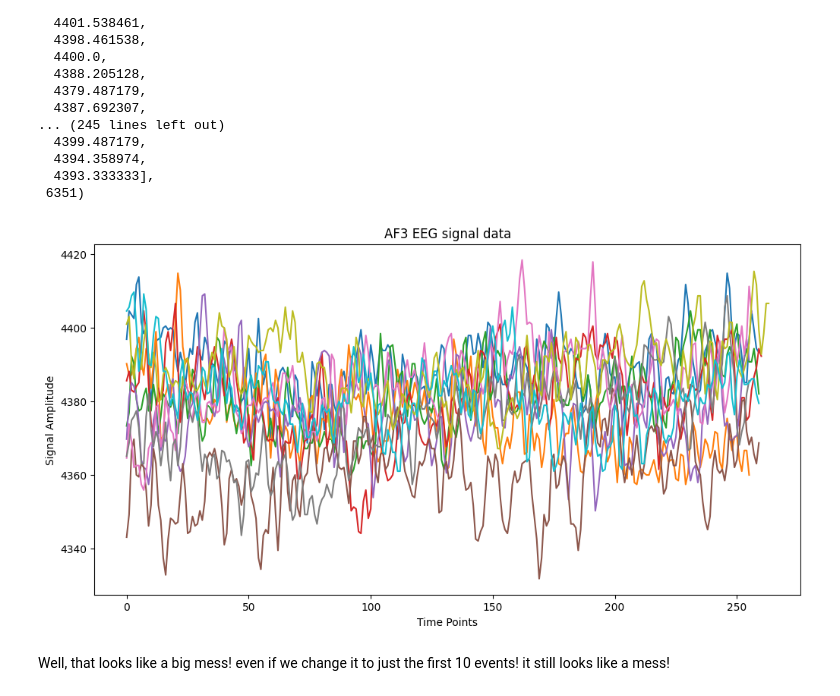
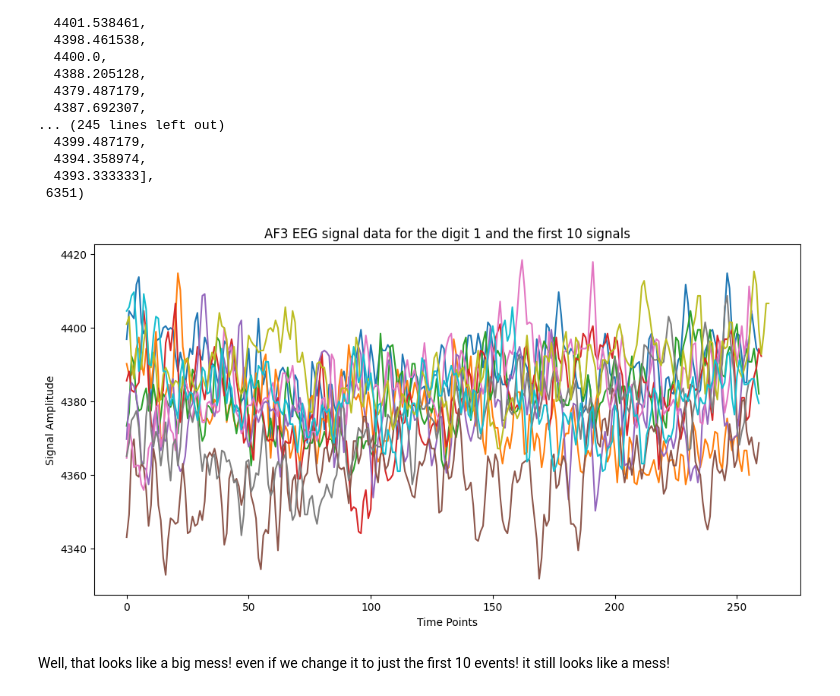
Before and after one commit to tcivie/machineLearningWorkshop, a Jupyter notebook: notebooks/visualizing the data.ipynb, the cells around one changed output. Cells and saved outputs as stored; diff of their text form; code cells hidden in the pictures.

Commit message:
Added some initial visualization of the data

```diff
--- a/notebooks/visualizing the data.ipynb
+++ b/notebooks/visualizing the data.ipynb
@@ -148,13 +148,13 @@ all_events[0], len(all_events)
 # %%
 plt.figure(figsize=(12,6))
 for event in all_events[:10]:
     plt.plot(event)
 
-plt.title('AF3 EEG signal data')
+plt.title('AF3 EEG signal data for the digit 1 and the first 10 signals')
 plt.xlabel('Time Points')
 plt.ylabel('Signal Amplitude')
 plt.show()
 # %% [output]
-[figure, old version]
+[figure, new version]
 # %% [markdown]
 Well, that looks like a big mess! even if we change it to just the first 10 events! it still looks like a mess!
```
